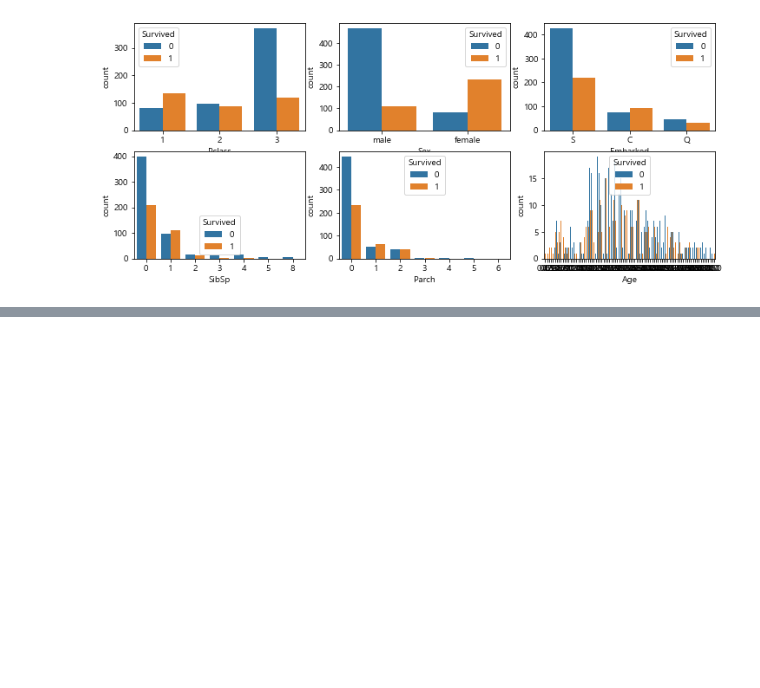
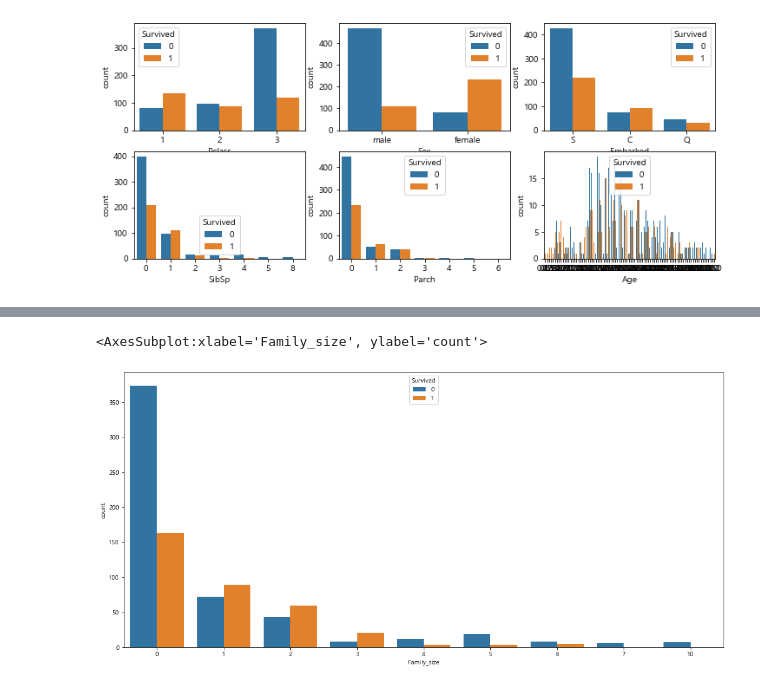
Before and after one commit to pillz9408/python, a Jupyter notebook: DataVisualize/seaborn_titanic.ipynb, the cells around one changed output, grey strips where cells are left out. Drawn from its saved outputs; the diff is of its cells as text; code cells hidden in the pictures; blank space fills up the shorter version.

```diff
--- a/DataVisualize/titanic.ipynb
+++ b/DataVisualize/seaborn_titanic.ipynb
@@ -175,0 +180,3 @@ sns.countplot(data=test, x = "Age", hue="Survived",ax=ax6)
+# %%
+test['Family_size']=test.SibSp+test.Parch
+test
@@ -175,0 +200,4 @@ sns.countplot(data=test, x = "Age", hue="Survived",ax=ax6)
+# %%
+test.loc[test.Family_size==0,'Alone']=1
+test.loc[test.Family_size!=0,'Alone']=0
+test.head()
@@ -175,0 +212,5 @@ sns.countplot(data=test, x = "Age", hue="Survived",ax=ax6)
+# %%
+sns.countplot(data=test,x='Family_size',hue='Survived')
+# %% [output]
+<AxesSubplot:xlabel='Family_size', ylabel='count'>
+[figure, added]
```
Also changed, not shown: parts of 14 cells of this notebook, 4 other files.
